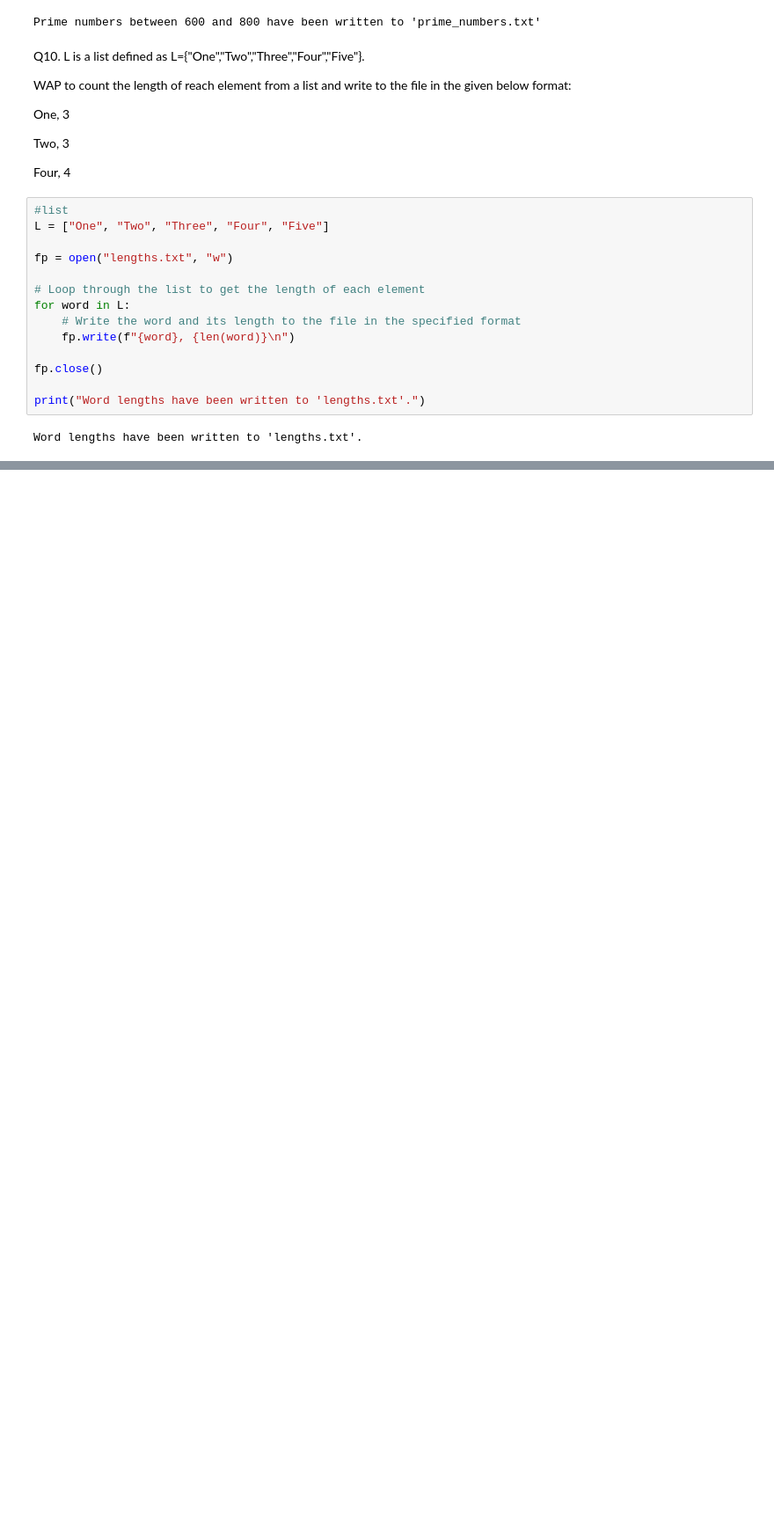
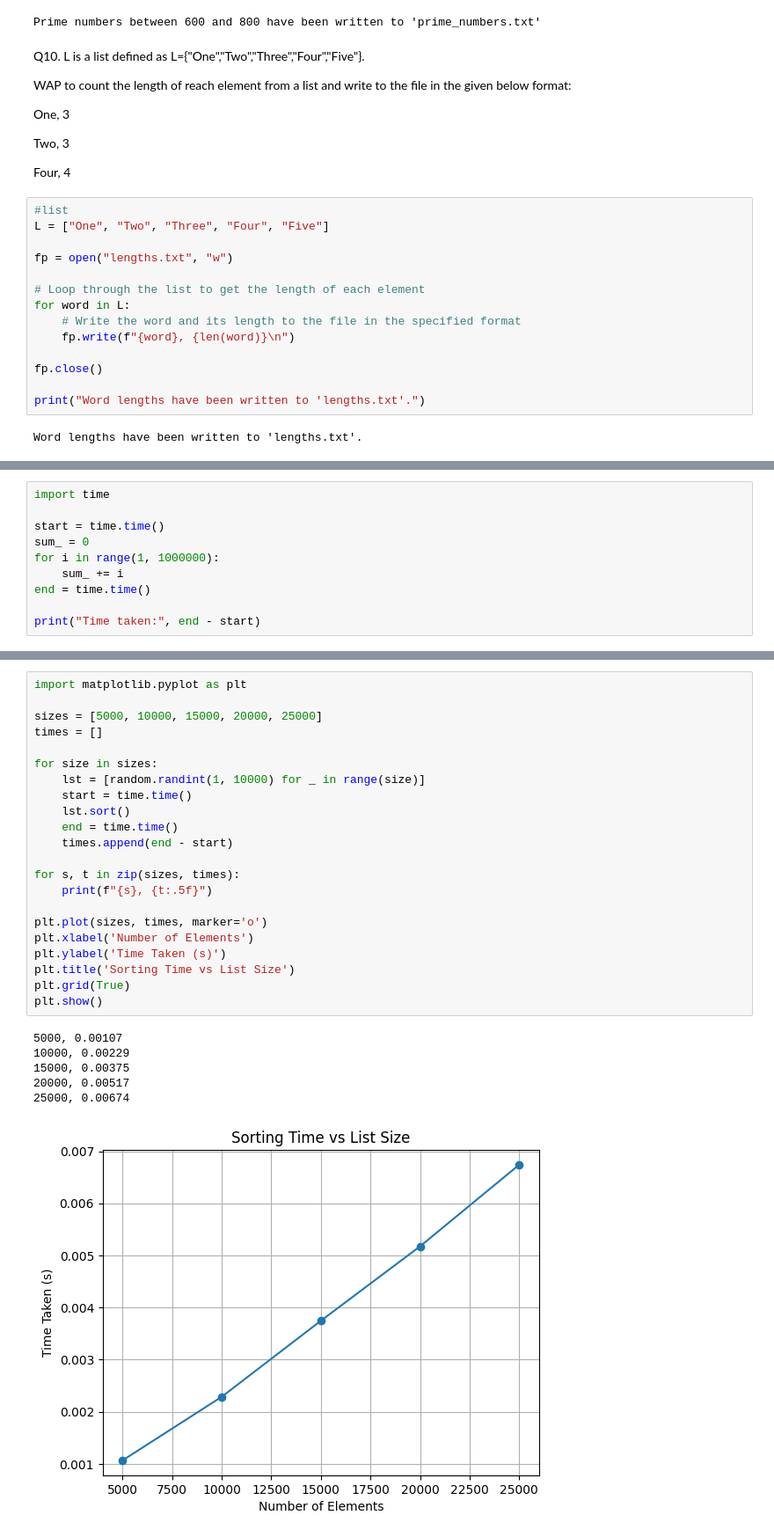
Before and after one commit to NOTGOD6000/Python-assignment1, a Jupyter notebook: python assignment.ipynb, the cells around one changed output, grey strips where cells are left out. Shown at 88% size. Drawn from its saved outputs; the diff is of its cells as text; blank space fills up the shorter version.

```diff
--- a/python assignment.ipynb
+++ b/python assignment.ipynb
@@ -457,0 +460,10 @@ Word lengths have been written to 'lengths.txt'.
+# %%
+import time
+
+start = time.time()
+sum_ = 0
+for i in range(1, 1000000):
+    sum_ += i
+end = time.time()
+
+print("Time taken:", end - start)
@@ -457,0 +480,29 @@ Word lengths have been written to 'lengths.txt'.
+# %%
+import matplotlib.pyplot as plt
+
+sizes = [5000, 10000, 15000, 20000, 25000]
+times = []
+
+for size in sizes:
+    lst = [random.randint(1, 10000) for _ in range(size)]
+    start = time.time()
+    lst.sort()
+    end = time.time()
+    times.append(end - start)
+
+for s, t in zip(sizes, times):
+    print(f"{s}, {t:.5f}")
+
+plt.plot(sizes, times, marker='o')
+plt.xlabel('Number of Elements')
+plt.ylabel('Time Taken (s)')
+plt.title('Sorting Time vs List Size')
+plt.grid(True)
+plt.show()
+# %% [output]
+5000, 0.00107
+10000, 0.00229
+15000, 0.00375
+20000, 0.00517
+25000, 0.00674
+[figure, added]
```
Also changed, not shown: parts of 5 cells of this notebook.
